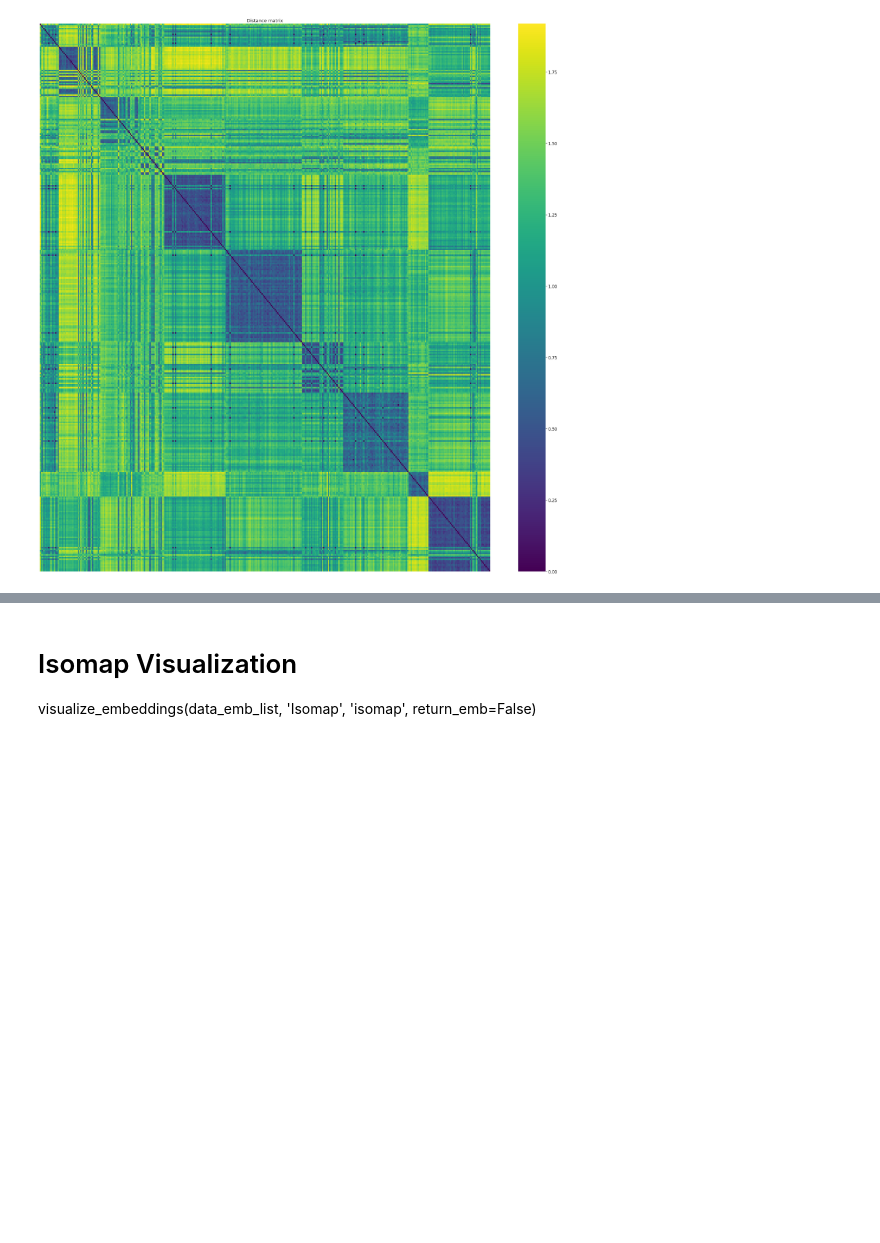
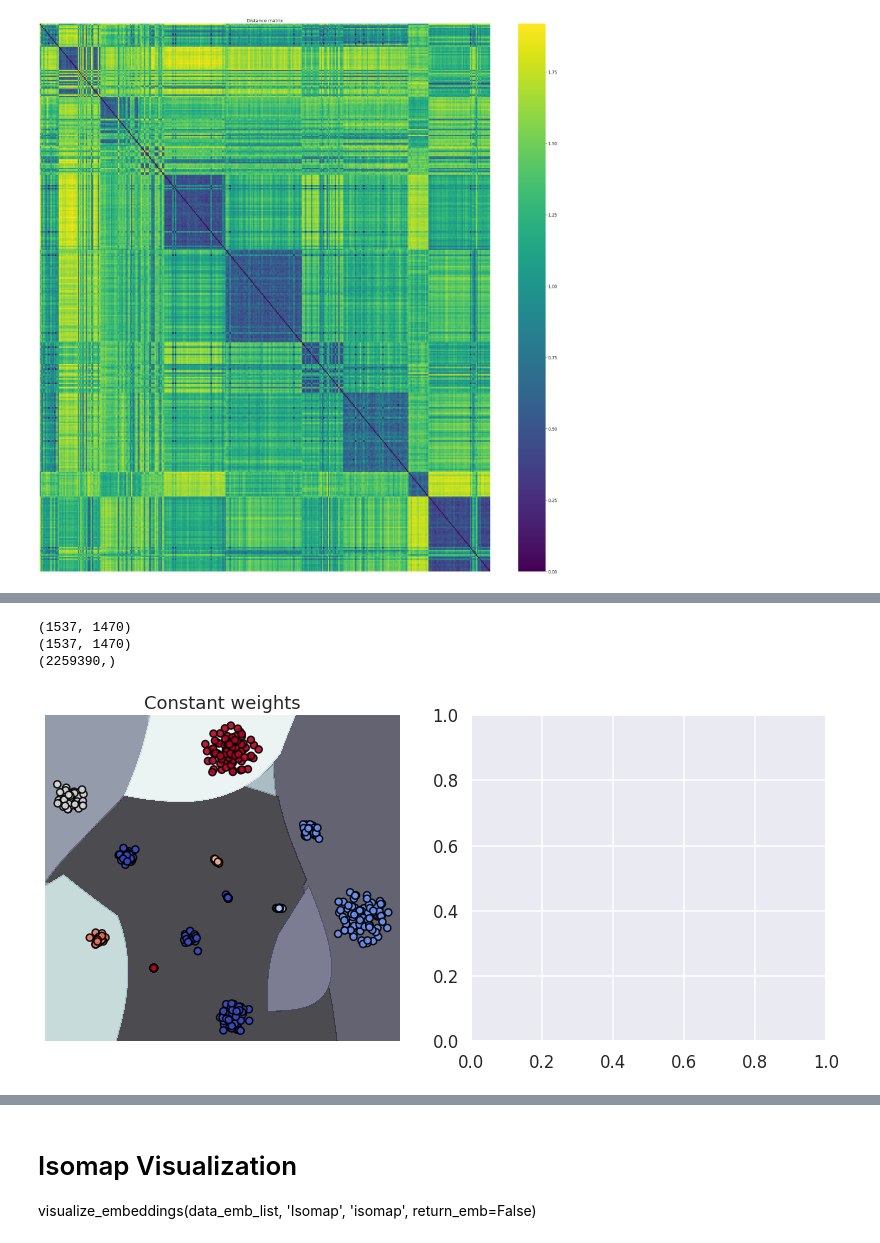
Before and after one commit to shikhar-srivastava/TANS, a Jupyter notebook: viz.ipynb, the cells around one changed output, grey strips where cells are left out. Drawn from its saved outputs; the diff is of its cells as text; code cells hidden in the pictures; blank space fills up the shorter version.

```diff
--- a/viz.ipynb
+++ b/viz.ipynb
@@ -1166,0 +1239,3 @@ plot_distance_matrix(true_distances, [])
+# %%
+for i,d in enumerate(f['tsne']):
+    print(i,d)
@@ -1166,0 +1275,4 @@ plot_distance_matrix(true_distances, [])
+# %%
+x = final_emb_list.to_dict()
+for i, d in enumerate(x):
+    print(i,d)
@@ -1186,0 +1568,2 @@ visualize_embeddings(data_emb_list, 'TSNE', 'tsne', return_emb=False)
+# %%
+X, y, y_map = filter_process(f_list, attribute='organ', dim_type='tsne')
@@ -1186,0 +1574,2 @@ visualize_embeddings(data_emb_list, 'TSNE', 'tsne', return_emb=False)
+# %%
+xx, yy = np.meshgrid(np.linspace(-4, 5, 500), np.linspace(-4, 5, 500))
@@ -1186,0 +1586,68 @@ visualize_embeddings(data_emb_list, 'TSNE', 'tsne', return_emb=False)
+# %%
+import numpy as np
+import matplotlib.pyplot as plt
+from sklearn import svm
+
+def make_meshgrid(x, y, h=0.02):
+    """Create a mesh of points to plot in
+
+    Parameters
+    ----------
+    x: data to base x-axis meshgrid on
+    y: data to base y-axis meshgrid on
+    h: stepsize for meshgrid, optional
+
+    Returns
+    -------
+    xx, yy : ndarray
+    """
+    x_min, x_max = x.min() - 1, x.max() + 1
+    y_min, y_max = y.min() - 1, y.max() + 1
+    xx, yy = np.meshgrid(np.arange(x_min, x_max, h), np.arange(y_min, y_max, h))
+    return xx, yy
+
+def plot_decision_function(classifier, axis, title):
+    # plot the decision function
+    xx, yy = make_meshgrid(X[:,0],X[:,1])
+    print(xx.shape)
+    print(yy.shape)
+    # Predict probabilities for each sample
+
+
+    Z = classifier.predict(np.c_[xx.ravel(), yy.ravel()])
+    _Z = classifier.predict_proba(np.c_[xx.ravel(), yy.ravel()])
+    print(Z.shape)
+    colors = reduce_to_single_channel(Z, _Z)
+    Z = Z.reshape(xx.shape)
+    colors = colors.reshape(xx.shape)
+    # plot the line, the points, and the nearest vectors to the plane
+    axis.contourf(xx, yy, colors, alpha=0.75, cmap=plt.cm.coolwarm)
+    axis.scatter(
+        X[:, 0],
+        X[:, 1],
+        c=y,
+        s=50,
+        alpha=0.9,
+        cmap=plt.cm.coolwarm, #plt.cm.bone,
+        edgecolors="black",
+    )
+
+    axis.axis("off")
+    axis.set_title(title)
+
+
+X, y, y_map = filter_process(f_list, attribute='organ', dim_type='tsne')
+
+clf_no_weights = svm.SVC(kernel = 'poly', gamma=1e-2, probability=True)
+clf_no_weights.fit(X, y)
+
+fig, axes = plt.subplots(1, 2, figsize=(14, 6))
+plot_decision_function(
+    clf_no_weights, axes[0], "Constant weights"
+)
+plt.show()
+# %% [output]
+(1537, 1470)
+(1537, 1470)
+(2259390,)
+[figure, added]
```
Also changed, not shown: parts of 66 cells of this notebook, 17 other files.
